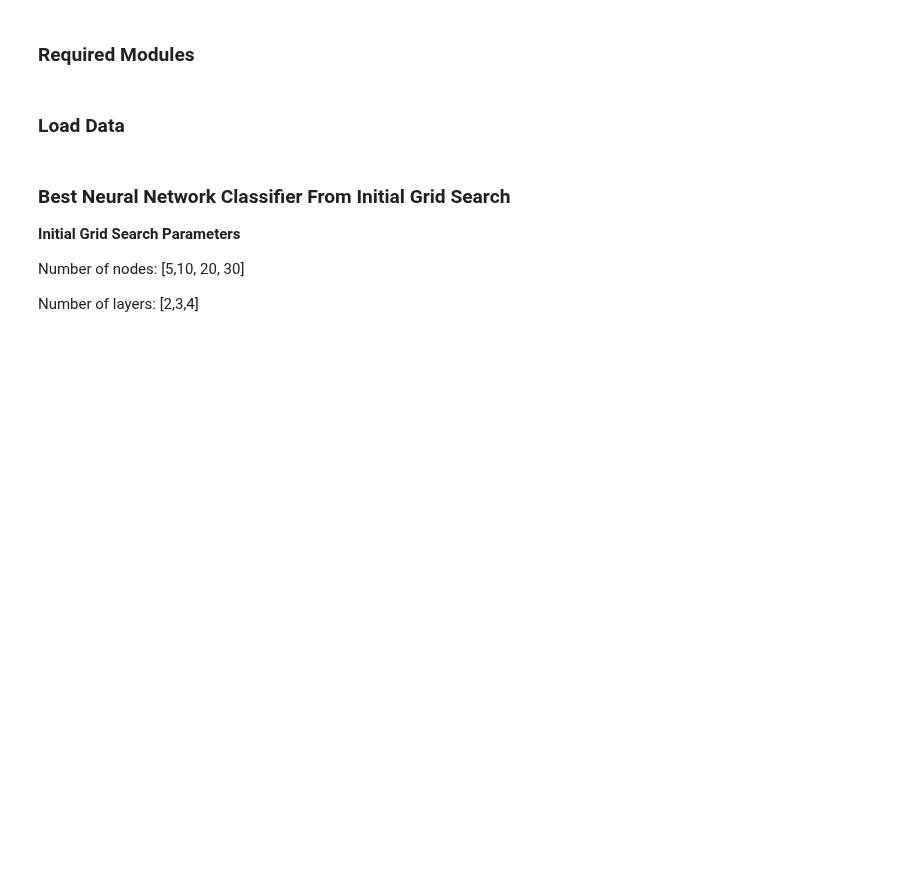
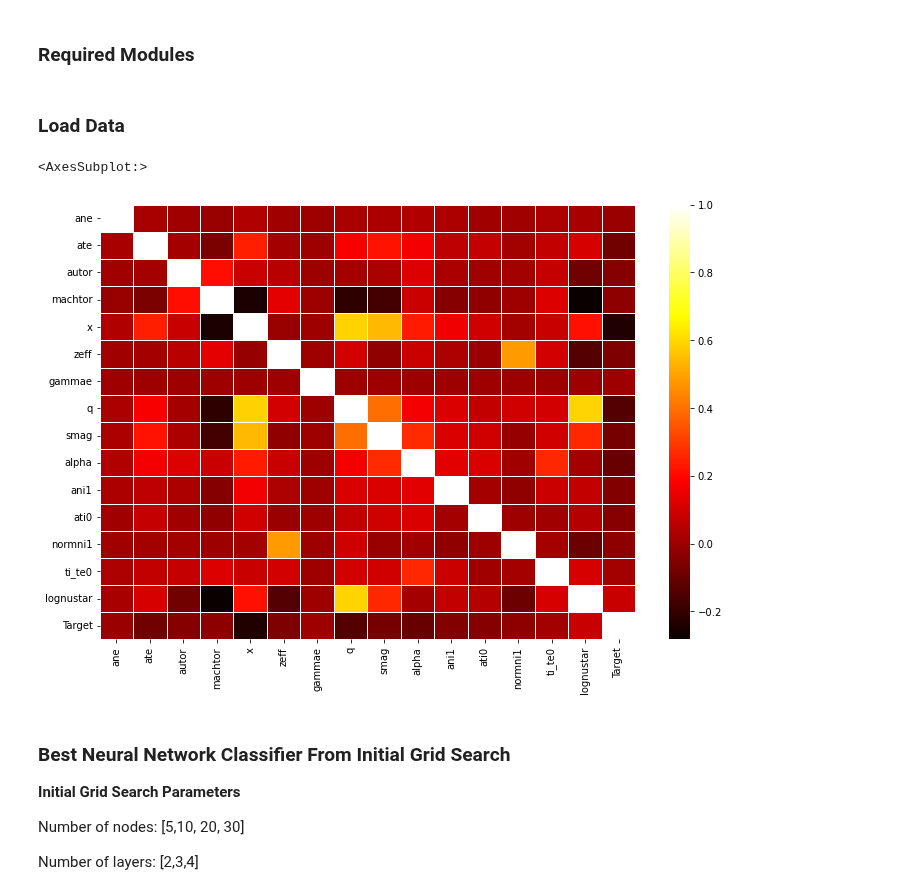
Before and after one commit to zcapjdb/UKAEAGroupProject, a Jupyter notebook: src/notebooks/Classifier.ipynb, the cells around one changed output. Cells and saved outputs as stored; diff of their text form; code cells hidden in the pictures; blank space fills up the shorter version.

```diff
--- a/src/notebooks/Classifier.ipynb
+++ b/src/notebooks/Classifier.ipynb
@@ -24,6 +26,14 @@ X_train, Y_train = train_data.iloc[:,:-1].to_numpy(), train_data.iloc[:,-1].to_n
 validation_data = pd.read_pickle("/share/rcifdata/jbarr/UKAEAGroupProject/data/validation_data.pkl")
 
 X_val, Y_val = validation_data.iloc[:,:-1].to_numpy(), validation_data.iloc[:,-1].to_numpy()
+# %%
+#corr = train_data.corr()
+
+plt.figure(figsize = (12,8))
+sns.heatmap(corr, xticklabels = corr.columns, yticklabels = corr.columns, linewidths = .5, cmap = "hot")
+# %% [output]
+<AxesSubplot:>
+[figure, added]
 # %%
 # standard scaler
 scaler = StandardScaler()
```
Also changed, not shown: parts of 23 cells of this notebook, 1 other file.
